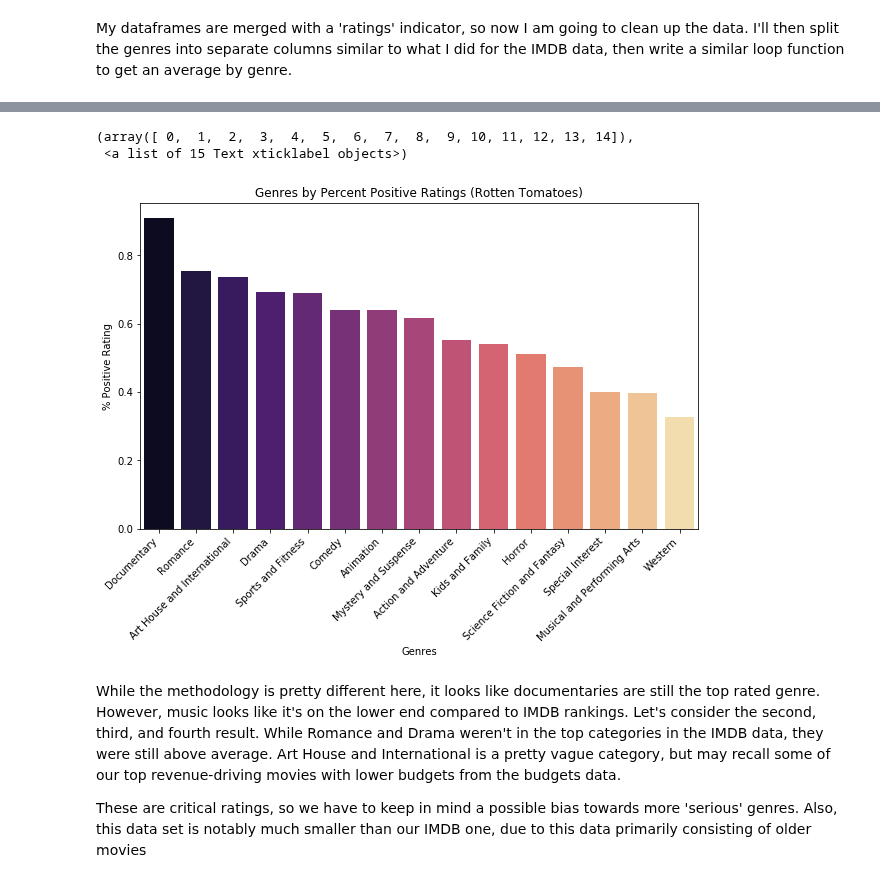
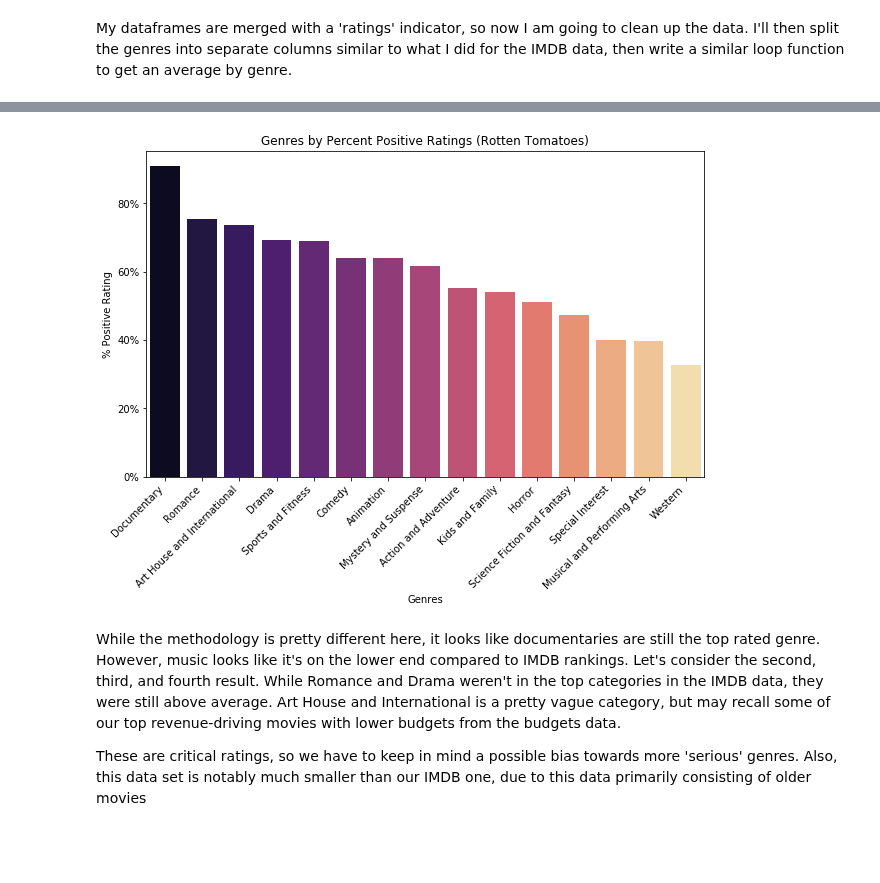
Before and after one commit to christisarv/dsc-phase-1-project-online, a Jupyter notebook: Movie Analysis Notebook.ipynb, the cells around one changed output, grey strips where cells are left out. Saved outputs shown, nothing was run; the diff lists cells and outputs as text; code cells hidden in the pictures; blank space fills up the shorter version.

```diff
--- a/Movie Analysis Notebook.ipynb
+++ b/Movie Analysis Notebook.ipynb
@@ -452,14 +471,15 @@ genre_df_rt
 # %%
+import matplotlib.ticker as mtick
 plt.figure (figsize=(10,6))
-ax = sns.barplot(x=genre_df_rt['Genre'], y=genre_df_rt['Average Fresh Score'], palette='magma')
+ax = sns.barplot(x=genre_df_rt['Genre'], y=(genre_df_rt['Average Fresh Score']*100), palette='magma')
 plt.title('Genres by Percent Positive Ratings (Rotten Tomatoes)')
 plt.xlabel('Genres')
 plt.ylabel('% Positive Rating')
 plt.xticks(rotation = 45, horizontalalignment="right")
+ax.yaxis.set_major_formatter(mtick.PercentFormatter())
+plt.savefig('Images/RT_Ratings')
 # %% [output]
-(array([ 0,  1,  2,  3,  4,  5,  6,  7,  8,  9, 10, 11, 12, 13, 14]),
- <a list of 15 Text xticklabel objects>)
-[figure, old version]
+[figure, new version]
 # %% [markdown]
 While the methodology is pretty different here, it looks like documentaries are still the top rated genre. However, music looks like it's on the lower end compared to IMDB rankings. Let's consider the second, third, and fourth result. While Romance and Drama weren't in the top categories in the IMDB data, they were still above average. Art House and International is a pretty vague category, but may recall some of our top revenue-driving movies with lower budgets from the budgets data.
 
```
Also changed, not shown: parts of 13 cells of this notebook, 4 other files.
